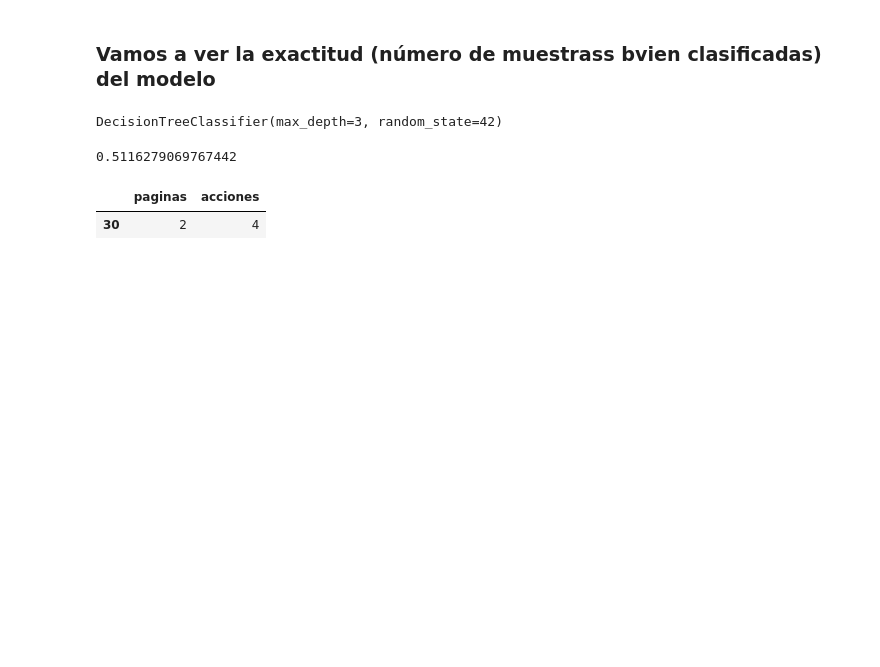
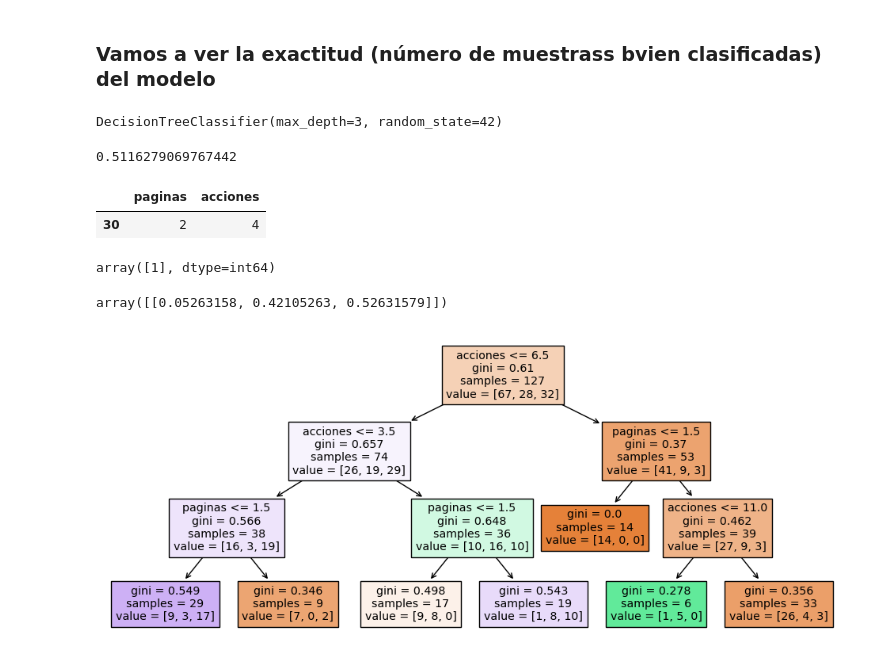
Before and after one commit to egoitzaulestia/curso_IA, a Jupyter notebook: Ejercicio_Regresion_Logistica_y_Arbol_de_Decision.ipynb, the cells around one changed output. Drawn from its saved outputs; the diff is of its cells as text; code cells hidden in the pictures; blank space fills up the shorter version.

```diff
--- a/Ejercicio_Regresion_Logistica_y_Arbol_de_Decision.ipynb
+++ b/Ejercicio_Regresion_Logistica_y_Arbol_de_Decision.ipynb
@@ -175,3 +175,17 @@ Xtest4
 # %% [output]
 |  | paginas | acciones |
 | 30 | 2 | 4 |
+# %%
+model.predict(Xtest4)
+# %% [output]
+array([1], dtype=int64)
+# %%
+model2.predict_proba(Xtest4)
+# %% [output]
+array([[0.05263158, 0.42105263, 0.52631579]])
+# %%
+fig, ax = plt.subplots(figsize = (12, 5))
+plot_tree(model2, filled = True, feature_names = X_test.columns)
+plt.show()
+# %% [output]
+[figure, added]
```
Also changed, not shown: parts of 4 cells of this notebook.
